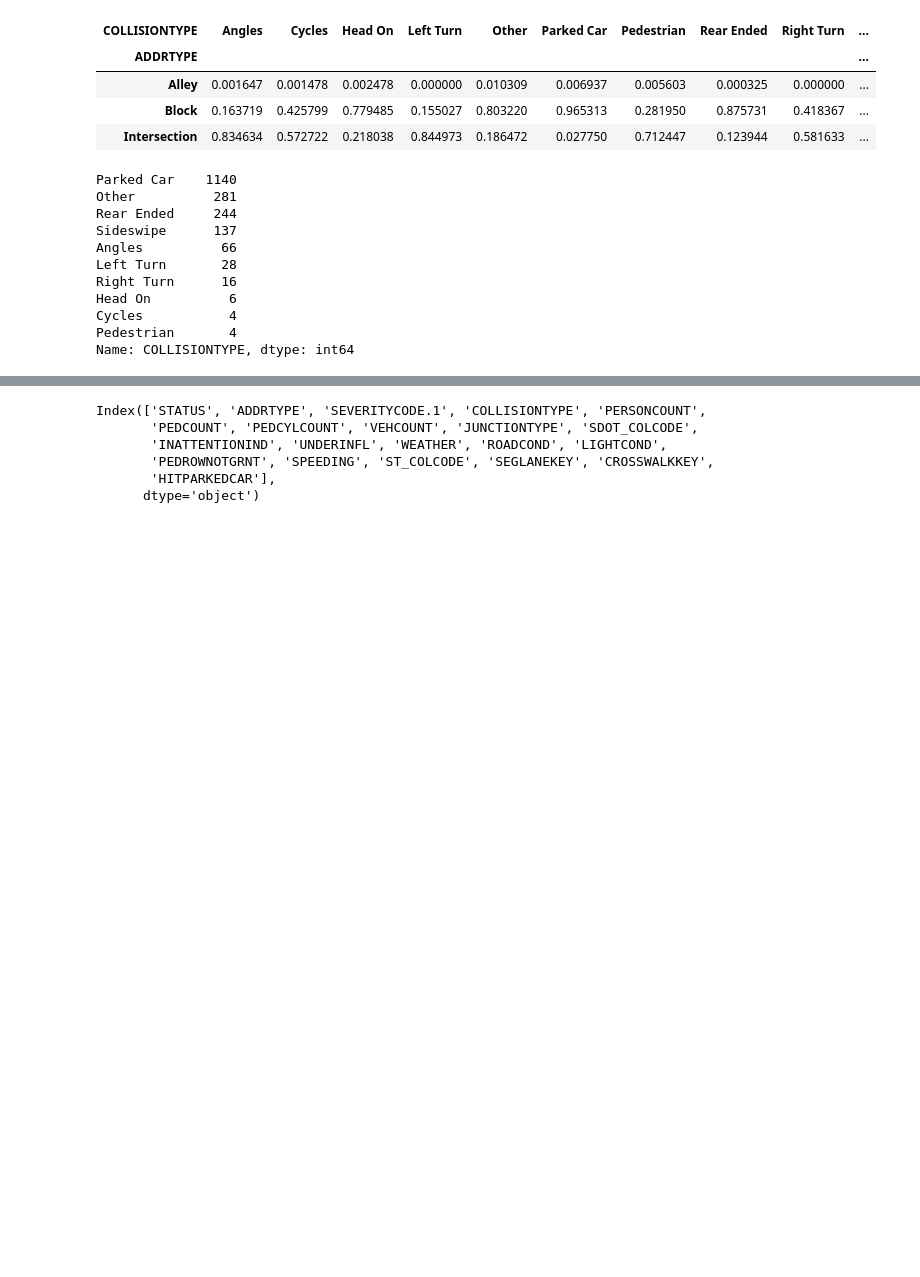
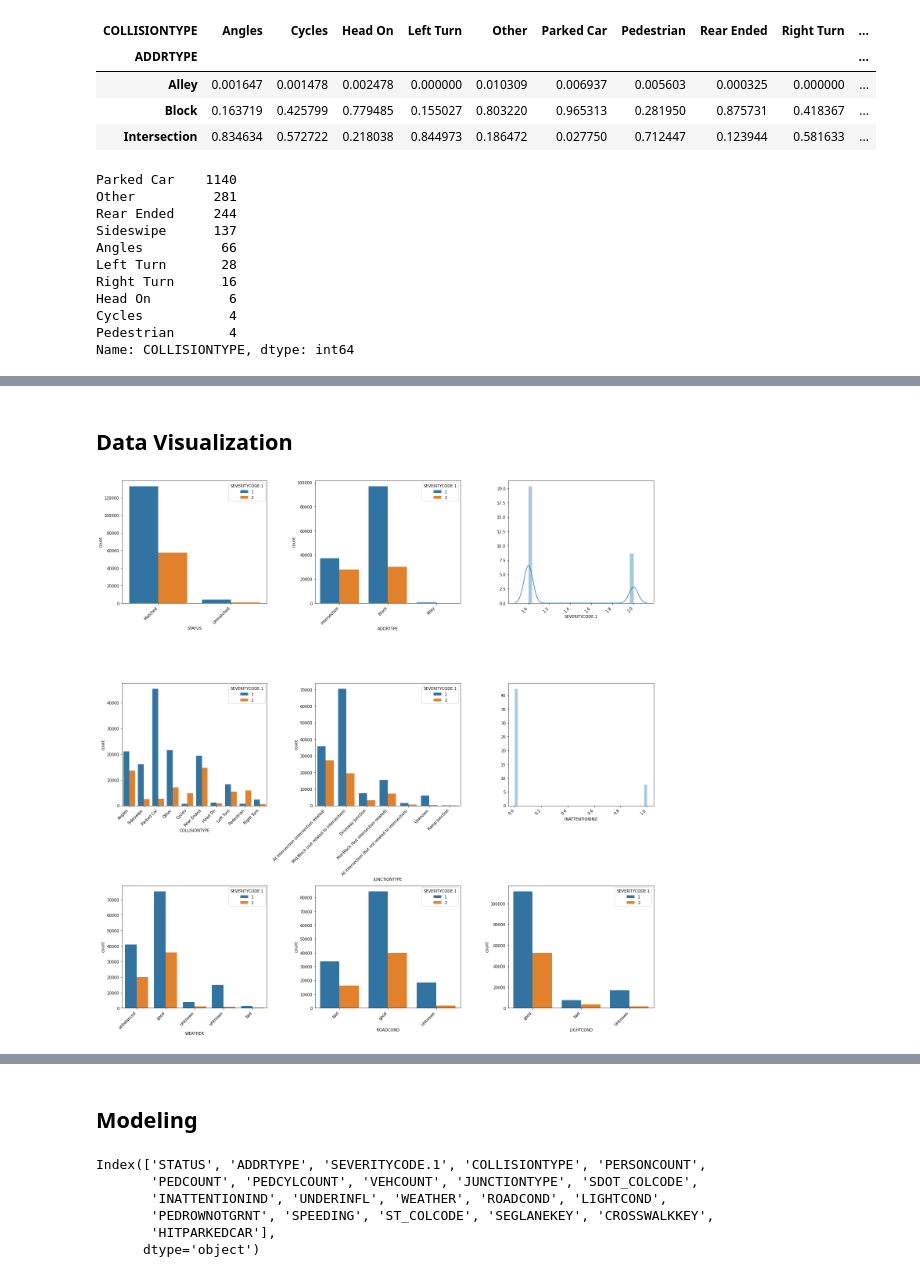
Before and after one commit to okanexe/Coursera_Capstone, a Jupyter notebook: Intro_BusinessProb_Data.ipynb, the cells around one changed output, grey strips where cells are left out. Drawn from its saved outputs; the diff is of its cells as text; code cells hidden in the pictures; blank space fills up the shorter version.

```diff
--- a/Intro_BusinessProb_Data.ipynb
+++ b/Intro_BusinessProb_Data.ipynb
@@ -626,3 +626,9 @@ df.head().T
 | SEGLANEKEY | 0 | 0 | 0 | 0 | 0 |
 | CROSSWALKKEY | 0 | 0 | 0 | 0 | 0 |
 | HITPARKEDCAR | 0 | 0 | 0 | 0 | 0 |
+# %%
+df_viz = df.drop(["X", "Y", "OBJECTID", "LOCATION", "SEVERITYDESC", "INCDTTM", "SDOT_COLDESC", "ST_COLDESC",
+                  "PERSONCOUNT", "PEDCOUNT", "PEDCYLCOUNT", "VEHCOUNT", "SDOT_COLCODE", "UNDERINFL",
+                  "PEDROWNOTGRNT", "ST_COLCODE", "SEGLANEKEY", "CROSSWALKKEY", "HITPARKEDCAR", "SPEEDING"],
+                axis=1)
+df_viz
@@ -629,3 +654,19 @@ df.head().T
+# %% [markdown]
+## Data Visualization
+# %%
+fig, axes =plt.subplots(3,3, figsize=(20,20))
+axes = axes.flatten()
+for ax, col in zip(axes, df_viz.columns):
+    ax.set_xlabel(col)
+    if df_viz[col].dtype=='O':
+        sns.countplot(x=col, hue ='SEVERITYCODE.1', data=df, ax=ax)
+    else:
+        sns.distplot(df_viz[col],ax=ax)
+    plt.setp(ax.get_xticklabels(), rotation=45, ha='right')
+
+fig.tight_layout()
+# %% [output]
+[figure, added]
 # %%
 X = df.drop(["X", "Y", "OBJECTID", "LOCATION", "SEVERITYDESC", "INCDTTM", "SDOT_COLDESC", "ST_COLDESC"], axis=1)
 X
@@ -648,3 +689,5 @@ X
 | 194671 | Matched | Intersection | 2 | Cycles | 2 | 0 | 1 | 1 | ... |
 | 194672 | Matched | Block | 1 | Rear Ended | 2 | 0 | 0 | 2 | ... |
 194673 rows × 21 columns
+# %% [markdown]
+## Modeling
```
Also changed, not shown: parts of 28 cells of this notebook, 2 other files.
